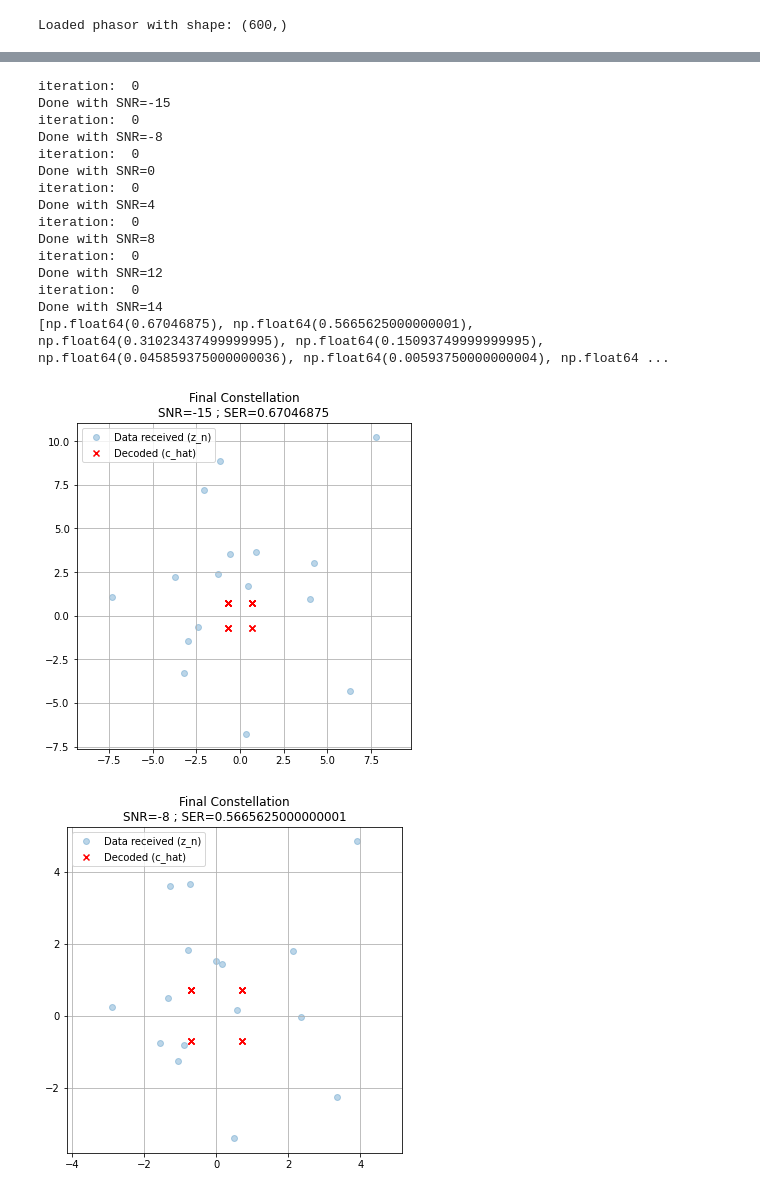
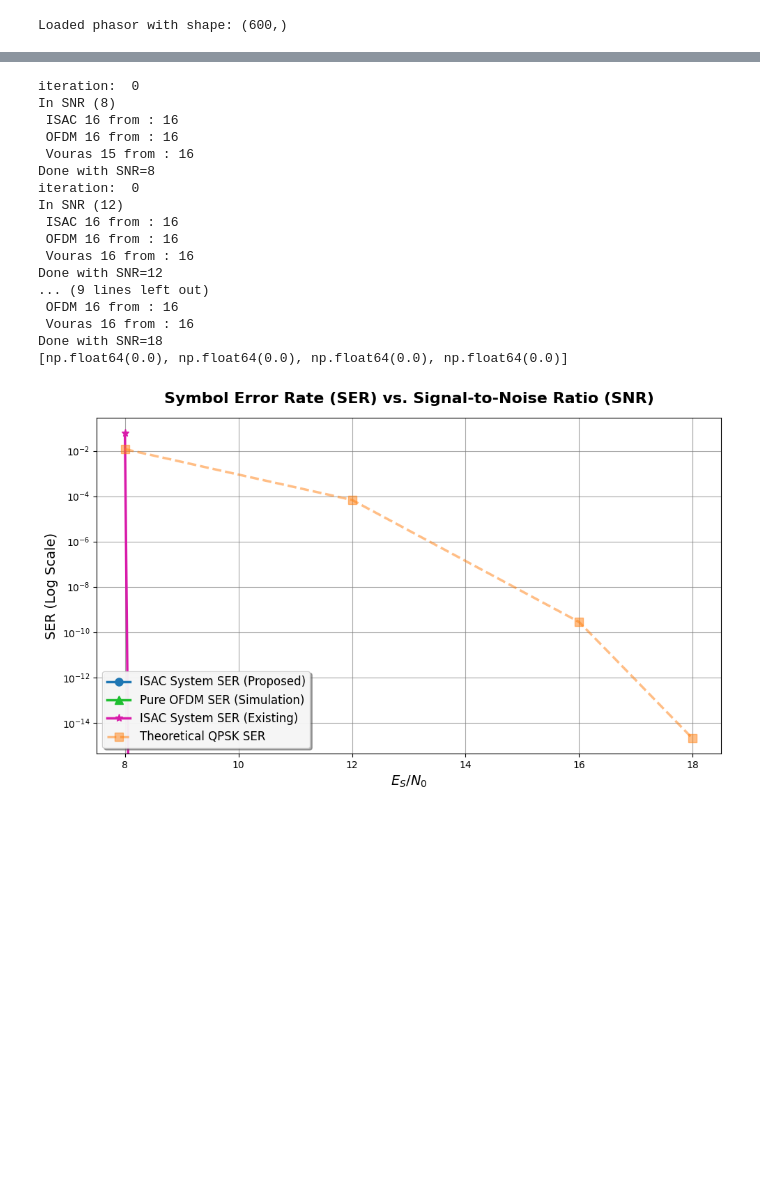
Before and after one commit to OriNik100/Spec_Null, a Jupyter notebook: ofdm_creation.ipynb, the cells around one changed output, grey strips where cells are left out. Saved outputs shown, nothing was run; the diff lists cells and outputs as text; code cells hidden in the pictures; blank space fills up the shorter version.

```diff
--- a/ofdm_creation.ipynb
+++ b/ofdm_creation.ipynb
@@ -223,11 +187,14 @@ Difference: [np.False_, np.False_, np.False_, np.False_, np.False_, np.False_, n
 # %%
 # Simulating ISAC
+
 from scipy.special import erf
 
 def Q(x):
     return 0.5-0.5*erf(x/np.sqrt(2))
 
-SNR = [-15,-8, 0, 4, 8, 12, 14]
+np.random.seed(42)
+
+SNR = [8, 12, 16, 18]
 StC_ratio = [0.5, 1, 2] # Sensing to Communication ratio
 sigma = []
 
@@ -236,7 +203,7 @@ SER_OFDM = []
 SER_VOURAS = []
 SER_QAM = []
 
-iteration_count = 8e2
+iteration_count = 1
 
 for v, SNR_val in enumerate(SNR):
     equal_num_isac = 0
@@ -246,23 +213,25 @@ for v, SNR_val in enumerate(SNR):
     seed = 1
 
     for i in range(int(iteration_count)):
+        #Constructing the Data
         data = np.random.randint(0, 2, num_subcarriers*2)
         QPSK_data = QPSK_modulation(data)
         OFDM_signal = OFDM(QPSK_data, t=t, num=num_subcarriers, normalize=True)
 
-        isac_signal = 10**(6/2)* s_nulled + OFDM_signal
-        vouras_signal = 10**(6/2)* s_base_np + OFDM_signal
+        #Combine the signals
+        isac_signal = s_nulled + OFDM_signal
+        vouras_signal = s_lin + OFDM_signal
 
-        # isac through channel
-        r_t_isac = channel(isac_signal=isac_signal, ofdm_signal=OFDM_signal, SNR_val=SNR_val, seed=seed)
+        # Passing the Signals through the channel
+        r_t_isac = channel(isac_signal=isac_signal, ofdm_signal=OFDM_signal, SNR_val=SNR_val)
         z_n_isac = receiver(r_t_isac, t=t, T=T)
 
         # isac using Vouras' nulled signal
-        r_t_vouras = channel(isac_signal=vouras_signal, ofdm_signal=OFDM_signal, SNR_val=SNR_val, seed=seed)
+        r_t_vouras = channel(isac_signal=vouras_signal, ofdm_signal=OFDM_signal, SNR_val=SNR_val)
         z_n_vouras = receiver(r_t_vouras, t=t, T=T)
 
         # ofdm through channel for comparison
-        r_t_ofdm = channel(isac_signal=OFDM_signal, ofdm_signal=OFDM_signal, SNR_val=SNR_val, seed=seed)
+        r_t_ofdm = channel(isac_signal=OFDM_signal, ofdm_signal=OFDM_signal, SNR_val=SNR_val)
         z_n_ofdm = receiver(r_t_ofdm, num=num_subcarriers, T=T, t=t)
 
         real_part_ofdm = np.where(np.real(z_n_ofdm) >= 0, 1, -1)
@@ -284,7 +253,7 @@ for v, SNR_val in enumerate(SNR):
         seed += 1
         data_sent += len(QPSK_data)
 
-        if i % 5000 == 0:
+        if i % 10000 == 0:
             print("iteration: ", i)
 
     # חישוב ה-SER לשתי המערכות
@@ -292,6 +261,10 @@ for v, SNR_val in enumerate(SNR):
     SER_val_ofdm = 1 - (equal_num_ofdm / data_sent)
     SER_val_vouras = 1- (equal_num_vouras / data_sent)
 
+    print(f"In SNR ({SNR_val})")
+    print(f" ISAC {equal_num_isac} from : {data_sent}")
+    print(f" OFDM {equal_num_ofdm} from : {data_sent}")
+    print(f" Vouras {equal_num_vouras} from : {data_sent}")
 
     SER_ISAC.append(SER_val_isac)
     SER_OFDM.append(SER_val_ofdm)
@@ -306,13 +279,13 @@ for v, SNR_val in enumerate(SNR):
 
 
     # Plot results
-    plt.figure(figsize=(6, 6))
-    plt.scatter(np.real(z_n_isac), np.imag(z_n_isac), alpha=0.3, label='Data received (z_n)')
-    plt.scatter(np.real(c_hat_isac), np.imag(c_hat_isac), marker='x', color='r', label='Decoded (c_hat)')
-    plt.title(f"Final Constellation\nSNR={SNR_val} ; SER={SER_val_isac}")
-    plt.legend()
-    plt.grid(True)
-    plt.axis('equal')
+   #plt.figure(figsize=(6, 6))
+   #plt.scatter(np.real(z_n_isac), np.imag(z_n_isac), alpha=0.3, label='Data received (z_n)')
+   #plt.scatter(np.real(c_hat_isac), np.imag(c_hat_isac), marker='x', color='r', label='Decoded (c_hat)')
+   #plt.title(f"Final Constellation\nSNR={SNR_val} ; SER={SER_val_isac}")
+   #plt.legend()
+   #plt.grid(True)
+   #plt.axis('equal')
 print(SER_ISAC)
 
 plt.show()
@@ -324,45 +297,45 @@ plt.figure(figsize=(10, 6))
 plt.semilogy(SNR, SER_ISAC,
              marker='o', linestyle='-', color='#1f77b4', linewidth=2.5, markersize=8,
              label='ISAC System SER (Proposed)')
-
 # Only OFDM
 plt.semilogy(SNR, SER_OFDM,
              marker='^', linestyle='-', color="#1ebe30", linewidth=2.5, markersize=8,
              label='Pure OFDM SER (Simulation)')
 
-plt.semilogy(SNR, SER_OFDM,
+plt.semilogy(SNR, SER_VOURAS,
              marker='*', linestyle='-', color="#d91baa", linewidth=2.5, markersize=8,
              label='ISAC System SER (Existing)')
 
 # Theory (QPSK)
 plt.semilogy(SNR, SER_QAM,
              marker='s', linestyle='--', color='#ff7f0e', linewidth=2.5, markersize=8, alpha=0.5,
              label='Theoretical QPSK SER')
 
 plt.title('Symbol Error Rate (SER) vs. Signal-to-Noise Ratio (SNR)', fontsize=16, fontweight='bold', pad=15)
 plt.xlabel(r'$E_S$/$N_0$', fontsize=14)
 plt.ylabel('SER (Log Scale)', fontsize=14)
 plt.grid(True, which='major', linestyle='-', linewidth=0.8, color='gray', alpha=0.7)
 plt.grid(True, which='minor', linestyle='--', linewidth=0.5, color='lightgray', alpha=0.7)
 plt.legend(fontsize=12, loc='lower left', framealpha=0.9, shadow=True)
 plt.tight_layout()
 
 plt.show()
 # %% [output]
 iteration:  0
-Done with SNR=-15
-iteration:  0
-Done with SNR=-8
-iteration:  0
-Done with SNR=0
-iteration:  0
-Done with SNR=4
-iteration:  0
+In SNR (8)
+ ISAC 16 from : 16
+ OFDM 16 from : 16
+ Vouras 15 from : 16
 Done with SNR=8
 iteration:  0
+In SNR (12)
+ ISAC 16 from : 16
+ OFDM 16 from : 16
+ Vouras 16 from : 16
 Done with SNR=12
-iteration:  0
-Done with SNR=14
-[np.float64(0.67046875), np.float64(0.5665625000000001), np.float64(0.31023437499999995), np.float64(0.15093749999999995), np.float64(0.045859375000000036), np.float64(0.00593750000000004), np.float64 ...
+... (9 lines left out)
+ OFDM 16 from : 16
+ Vouras 16 from : 16
+Done with SNR=18
+[np.float64(0.0), np.float64(0.0), np.float64(0.0), np.float64(0.0)]
-[figure, old version]
+[figure, new version]
-[figure, removed]
```
Also changed, not shown: parts of 9 cells of this notebook, 1 other file.
